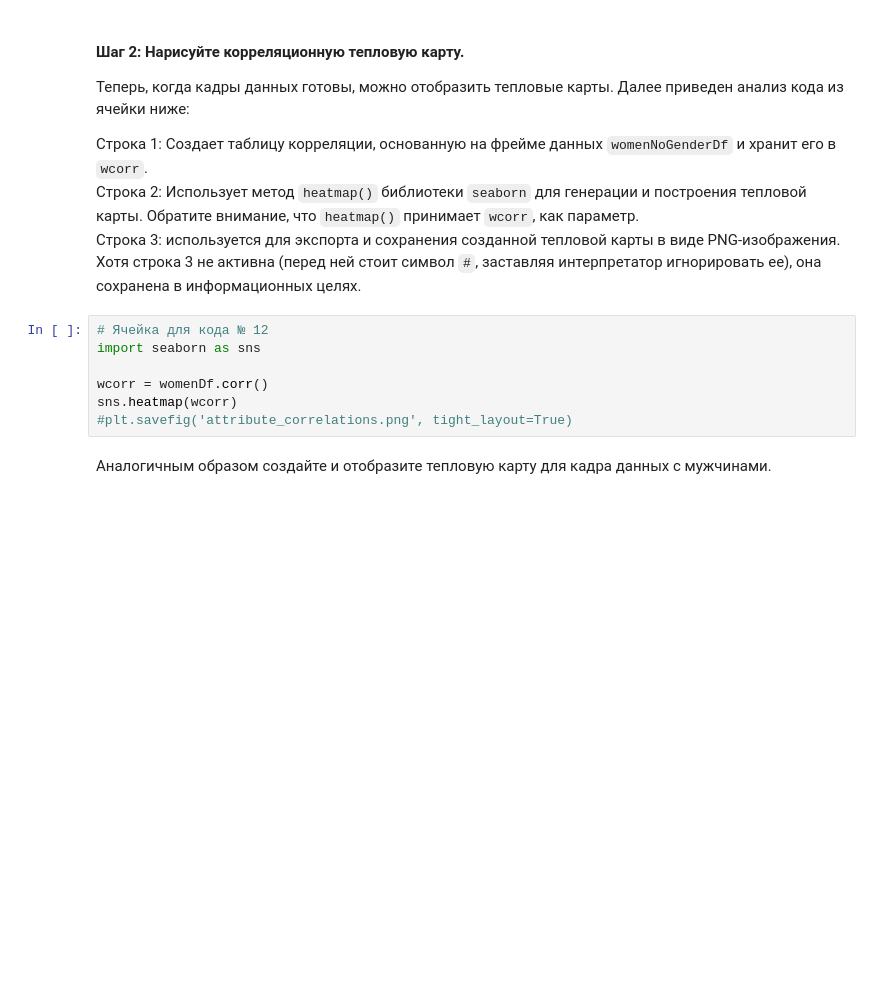
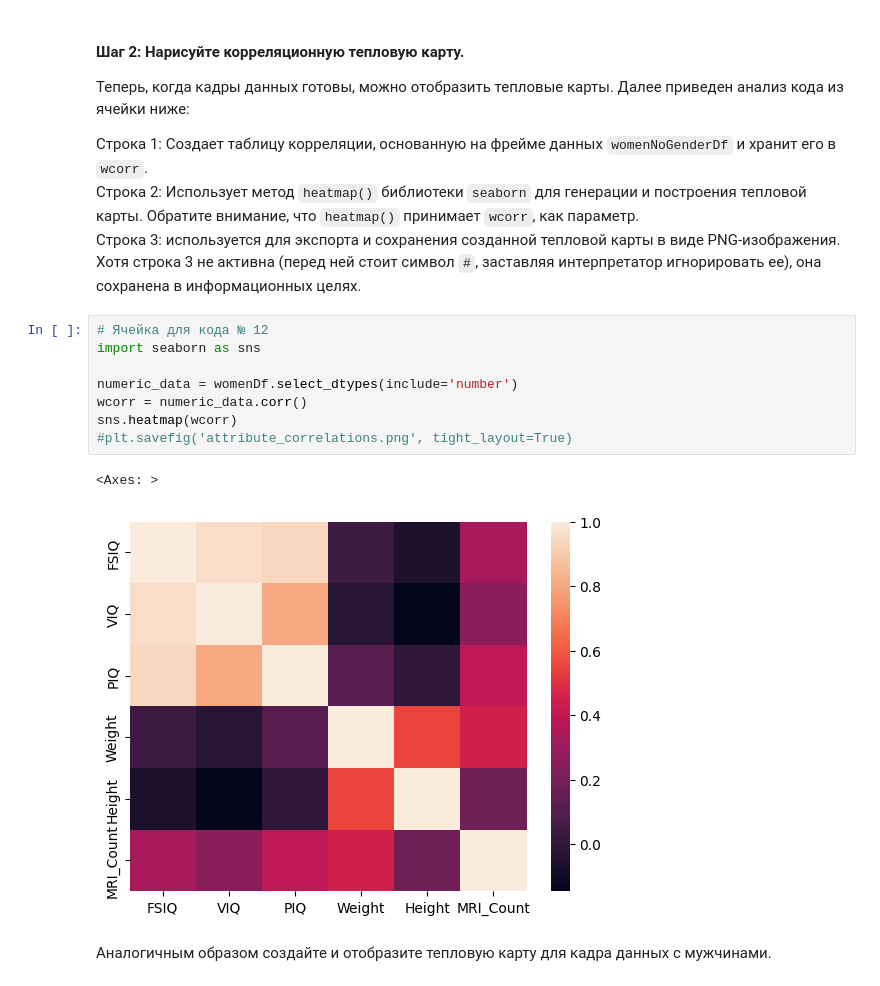
Before and after one commit to MaratMuftakhov/lab2, a Jupyter notebook: correlation.ipynb, the cells around one changed output. Cells and saved outputs as stored; diff of their text form; blank space fills up the shorter version.

```diff
--- a/correlation.ipynb
+++ b/correlation.ipynb
@@ -209,10 +241,14 @@ womenDf.?(method='pearson')
 # %%
 # Ячейка для кода № 12
 import seaborn as sns
 
-wcorr = womenDf.corr()
+numeric_data = womenDf.select_dtypes(include='number')
+wcorr = numeric_data.corr()
 sns.heatmap(wcorr)
 #plt.savefig('attribute_correlations.png', tight_layout=True)
+# %% [output]
+<Axes: >
+[figure, added]
 # %% [markdown]
 Аналогичным образом создайте и отобразите тепловую карту для кадра данных с мужчинами.
 # %%
```
Also changed, not shown: parts of 18 cells of this notebook.
